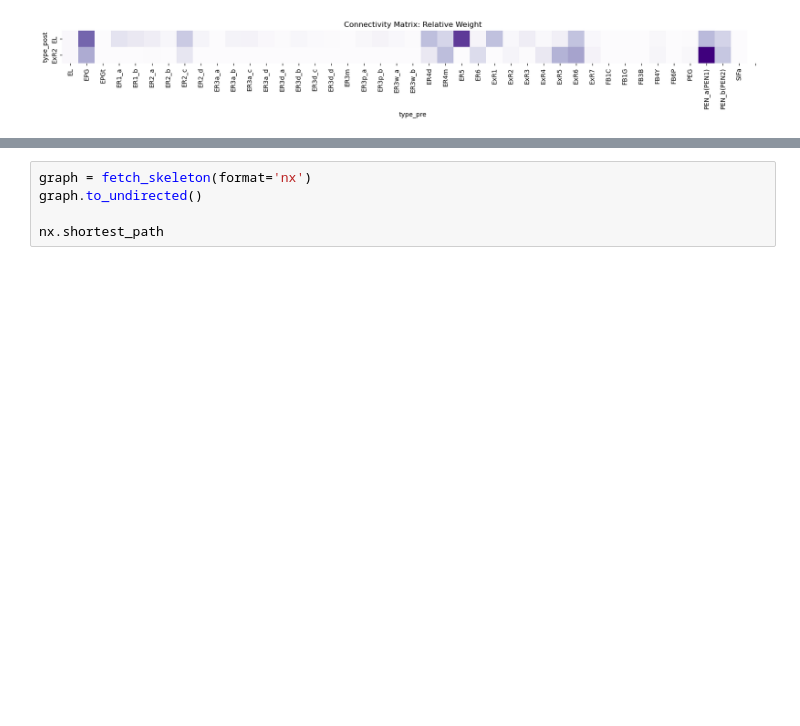
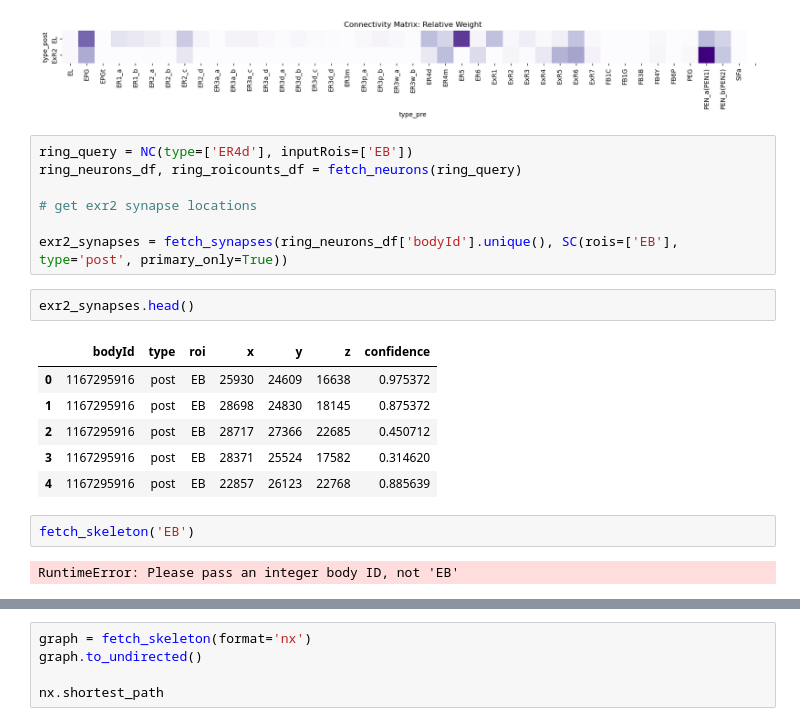
Before and after one commit to yfisher-lab/NeuromodPlasticity, a Jupyter notebook: Notebooks/connectomics_analysis/EL_connectomics.ipynb, the cells around one changed output, grey strips where cells are left out. Drawn from its saved outputs; the diff is of its cells as text; blank space fills up the shorter version.

```diff
--- a/Notebooks/connectomics_analysis/EL_connectomics.ipynb
+++ b/Notebooks/connectomics_analysis/EL_connectomics.ipynb
@@ -114,3 +116,23 @@ ax.set_title('Connectivity Matrix: Relative Weight')
 Text(0.5, 1.0, 'Connectivity Matrix: Relative Weight')
 [figure]
 [figure]
+# %%
+ring_query = NC(type=['ER4d'], inputRois=['EB'])
+ring_neurons_df, ring_roicounts_df = fetch_neurons(ring_query)
+
+# get exr2 synapse locations
+
+exr2_synapses = fetch_synapses(ring_neurons_df['bodyId'].unique(), SC(rois=['EB'], type='post', primary_only=True))
+# %%
+exr2_synapses.head()
+# %% [output]
+|  | bodyId | type | roi | x | y | z | confidence |
+| 0 | 1167295916 | post | EB | 25930 | 24609 | 16638 | 0.975372 |
+| 1 | 1167295916 | post | EB | 28698 | 24830 | 18145 | 0.875372 |
+| 2 | 1167295916 | post | EB | 28717 | 27366 | 22685 | 0.450712 |
+| 3 | 1167295916 | post | EB | 28371 | 25524 | 17582 | 0.314620 |
+| 4 | 1167295916 | post | EB | 22857 | 26123 | 22768 | 0.885639 |
+# %%
+fetch_skeleton('EB')
+# %% [output]
+RuntimeError: Please pass an integer body ID, not 'EB'
```
Also changed, not shown: parts of 5 cells of this notebook.
